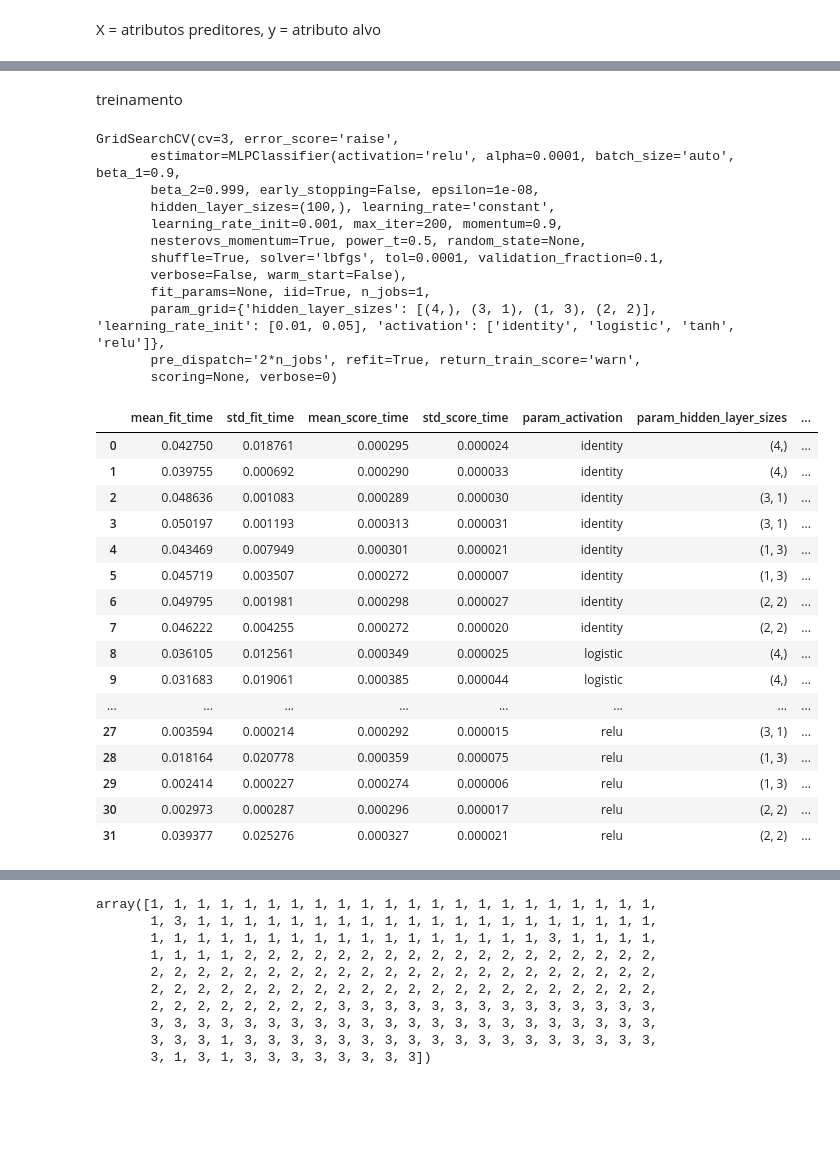
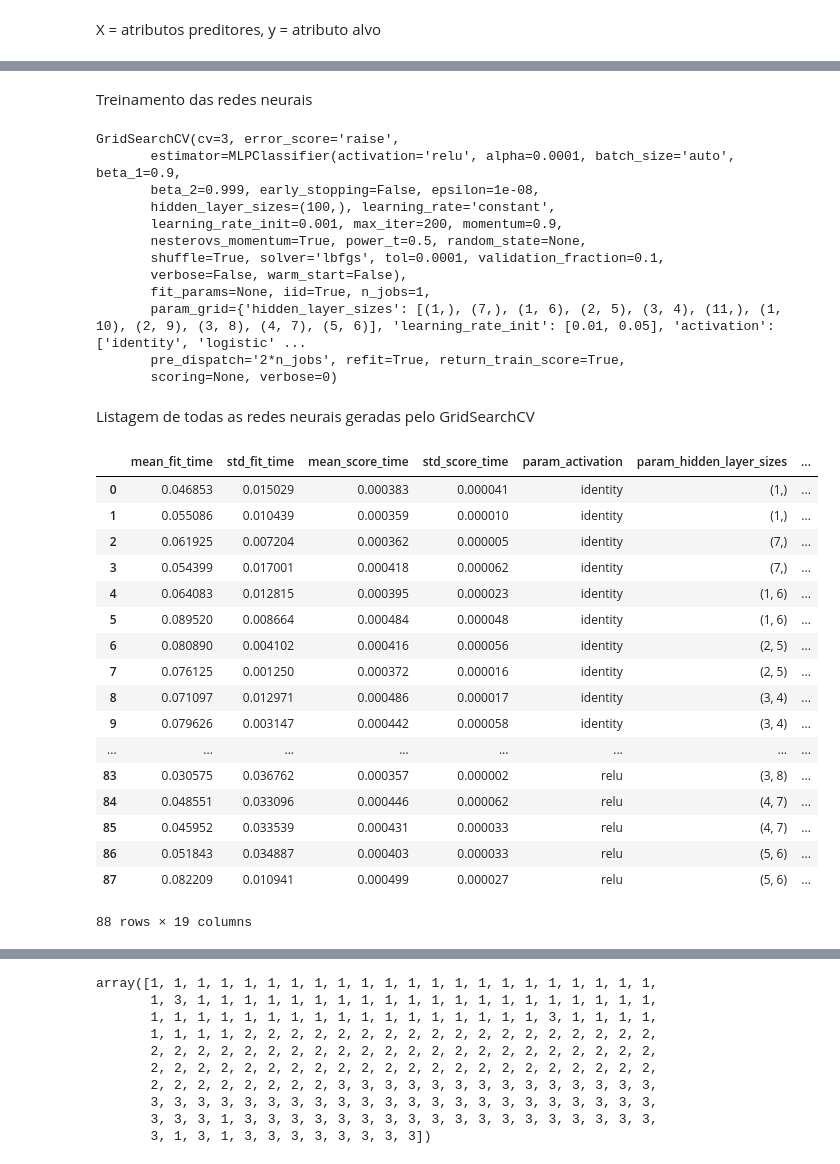
Before and after one commit to julianyraiol/RNA-Works, a Jupyter notebook: Projeto_4/develop/modelo/modelo.ipynb, the cells around one changed output, grey strips where cells are left out. Drawn from its saved outputs; the diff is of its cells as text; code cells hidden in the pictures; blank space fills up the shorter version.

```diff
--- a/Projeto_4/develop/modelo/modelo.ipynb
+++ b/Projeto_4/develop/modelo/modelo.ipynb
@@ -68 +69,3 @@ print(neuron_h)
+# %%
+hidden_layer = [(1,), (7,),(1,6),(2,5),(3,4), (11,),(1,10),(2,9),(3,8),(4,7),(5,6)]
 # %% [markdown]
@@ -73,10 +76,10 @@ parameters = dict([
                 ('learning_rate_init', rate),
                 ('activation', activation_functions)
             ])
-# %% [markdown]
-treinamento
+# %% [markdown]
+Treinamento das redes neurais
 # %%
-clf = GridSearchCV(MLPClassifier(solver='lbfgs'), parameters, cv = 3)
+clf = GridSearchCV(MLPClassifier(solver='lbfgs'), parameters, iid=True, cv = 3, return_train_score=True)
 clf.fit(X, y)
 # %% [output]
 GridSearchCV(cv=3, error_score='raise',
@@ -88,26 +91,30 @@ GridSearchCV(cv=3, error_score='raise',
        shuffle=True, solver='lbfgs', tol=0.0001, validation_fraction=0.1,
        verbose=False, warm_start=False),
        fit_params=None, iid=True, n_jobs=1,
-       param_grid={'hidden_layer_sizes': [(4,), (3, 1), (1, 3), (2, 2)], 'learning_rate_init': [0.01, 0.05], 'activation': ['identity', 'logistic', 'tanh', 'relu']},
-       pre_dispatch='2*n_jobs', refit=True, return_train_score='warn',
+       param_grid={'hidden_layer_sizes': [(1,), (7,), (1, 6), (2, 5), (3, 4), (11,), (1, 10), (2, 9), (3, 8), (4, 7), (5, 6)], 'learning_rate_init': [0.01, 0.05], 'activation': ['identity', 'logistic' ...
+       pre_dispatch='2*n_jobs', refit=True, return_train_score=True,
        scoring=None, verbose=0)
+# %% [markdown]
+Listagem de todas as redes neurais geradas pelo GridSearchCV
 # %%
-pd.DataFrame.from_dict(clf.cv_results_)
+results = pd.DataFrame.from_dict(clf.cv_results_)
+results
 # %% [output]
 |  | mean_fit_time | std_fit_time | mean_score_time | std_score_time | param_activation | param_hidden_layer_sizes | ... |
-| 0 | 0.042750 | 0.018761 | 0.000295 | 0.000024 | identity | (4,) | ... |
-| 1 | 0.039755 | 0.000692 | 0.000290 | 0.000033 | identity | (4,) | ... |
-| 2 | 0.048636 | 0.001083 | 0.000289 | 0.000030 | identity | (3, 1) | ... |
-| 3 | 0.050197 | 0.001193 | 0.000313 | 0.000031 | identity | (3, 1) | ... |
-| 4 | 0.043469 | 0.007949 | 0.000301 | 0.000021 | identity | (1, 3) | ... |
-| 5 | 0.045719 | 0.003507 | 0.000272 | 0.000007 | identity | (1, 3) | ... |
-| 6 | 0.049795 | 0.001981 | 0.000298 | 0.000027 | identity | (2, 2) | ... |
-| 7 | 0.046222 | 0.004255 | 0.000272 | 0.000020 | identity | (2, 2) | ... |
-| 8 | 0.036105 | 0.012561 | 0.000349 | 0.000025 | logistic | (4,) | ... |
-| 9 | 0.031683 | 0.019061 | 0.000385 | 0.000044 | logistic | (4,) | ... |
+| 0 | 0.046853 | 0.015029 | 0.000383 | 0.000041 | identity | (1,) | ... |
+| 1 | 0.055086 | 0.010439 | 0.000359 | 0.000010 | identity | (1,) | ... |
+| 2 | 0.061925 | 0.007204 | 0.000362 | 0.000005 | identity | (7,) | ... |
+| 3 | 0.054399 | 0.017001 | 0.000418 | 0.000062 | identity | (7,) | ... |
+| 4 | 0.064083 | 0.012815 | 0.000395 | 0.000023 | identity | (1, 6) | ... |
+| 5 | 0.089520 | 0.008664 | 0.000484 | 0.000048 | identity | (1, 6) | ... |
+| 6 | 0.080890 | 0.004102 | 0.000416 | 0.000056 | identity | (2, 5) | ... |
+| 7 | 0.076125 | 0.001250 | 0.000372 | 0.000016 | identity | (2, 5) | ... |
+| 8 | 0.071097 | 0.012971 | 0.000486 | 0.000017 | identity | (3, 4) | ... |
+| 9 | 0.079626 | 0.003147 | 0.000442 | 0.000058 | identity | (3, 4) | ... |
 | ... | ... | ... | ... | ... | ... | ... | ... |
-| 27 | 0.003594 | 0.000214 | 0.000292 | 0.000015 | relu | (3, 1) | ... |
-| 28 | 0.018164 | 0.020778 | 0.000359 | 0.000075 | relu | (1, 3) | ... |
-| 29 | 0.002414 | 0.000227 | 0.000274 | 0.000006 | relu | (1, 3) | ... |
-| 30 | 0.002973 | 0.000287 | 0.000296 | 0.000017 | relu | (2, 2) | ... |
-| 31 | 0.039377 | 0.025276 | 0.000327 | 0.000021 | relu | (2, 2) | ... |
+| 83 | 0.030575 | 0.036762 | 0.000357 | 0.000002 | relu | (3, 8) | ... |
+| 84 | 0.048551 | 0.033096 | 0.000446 | 0.000062 | relu | (4, 7) | ... |
+| 85 | 0.045952 | 0.033539 | 0.000431 | 0.000033 | relu | (4, 7) | ... |
+| 86 | 0.051843 | 0.034887 | 0.000403 | 0.000033 | relu | (5, 6) | ... |
+| 87 | 0.082209 | 0.010941 | 0.000499 | 0.000027 | relu | (5, 6) | ... |
+88 rows × 19 columns
```
Also changed, not shown: parts of 12 cells of this notebook.
